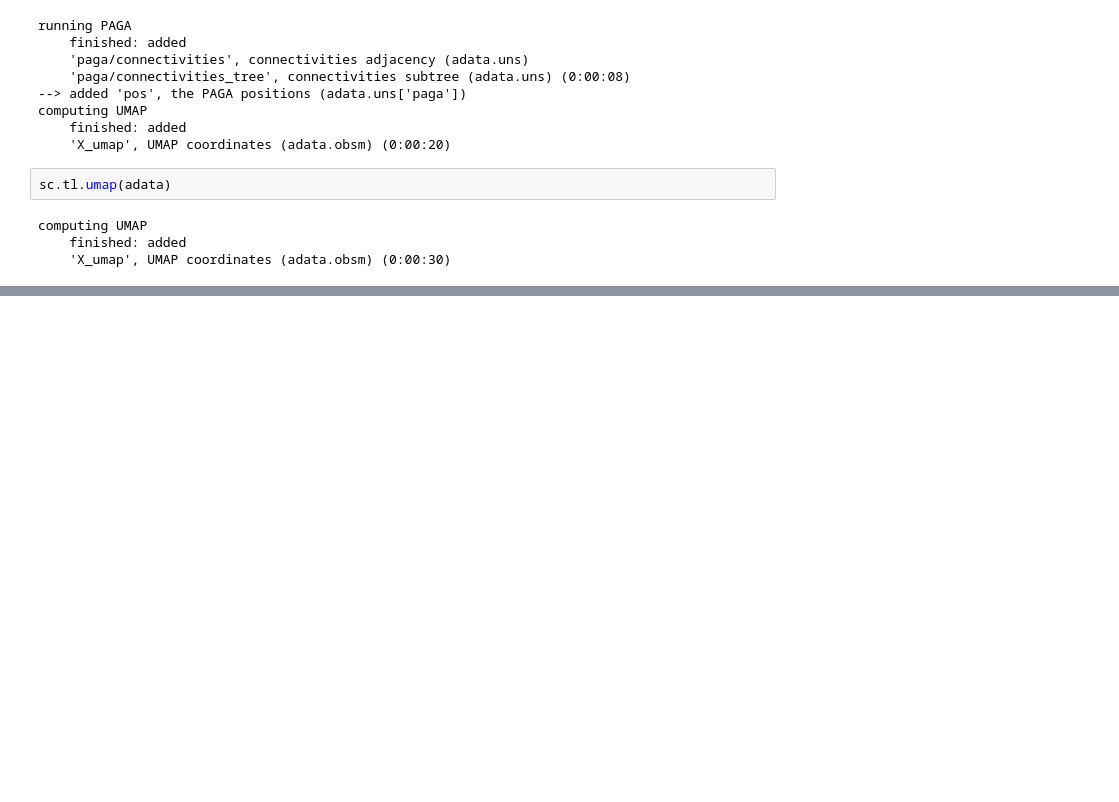
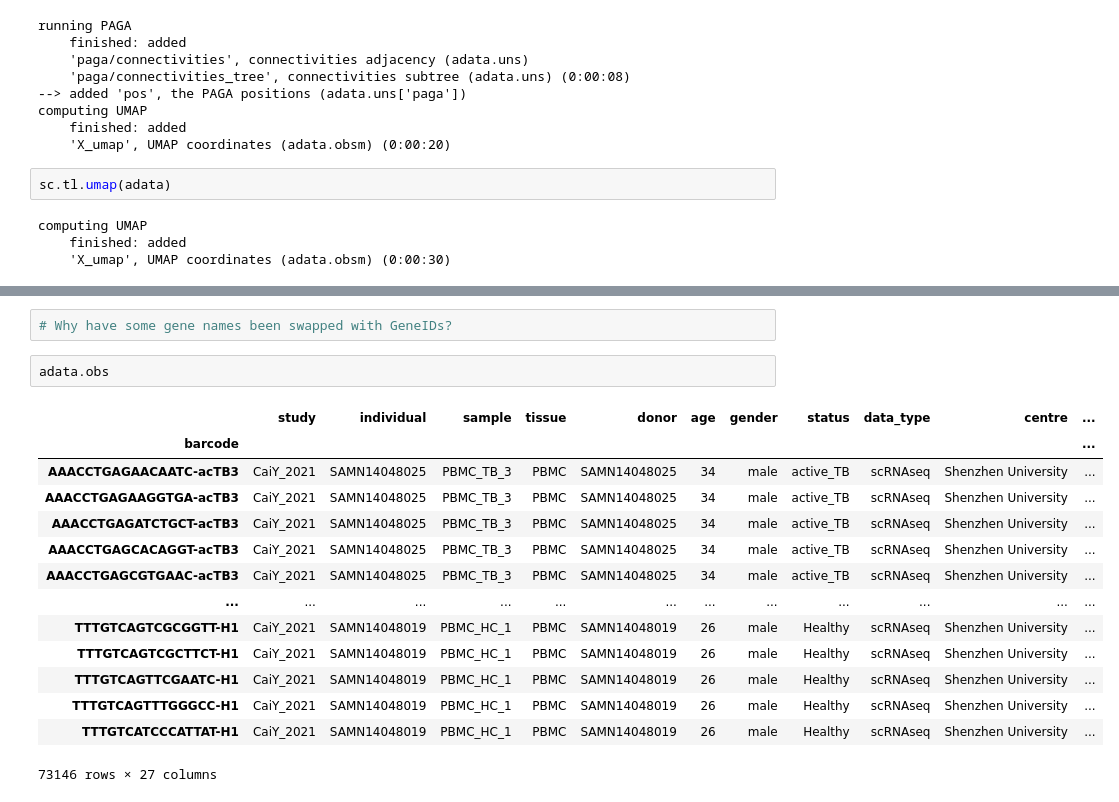
Before and after one commit to mairi-mcclean/TB_atlas, a Jupyter notebook: 1-sample_QC/221130_QCplus_CaiY2020_MM.ipynb, the cells around one changed output, grey strips where cells are left out. Saved outputs shown, nothing was run; the diff lists cells and outputs as text; blank space fills up the shorter version.

```diff
--- a/1-sample_QC/221130_QCplus_CaiY2020_MM.ipynb
+++ b/1-sample_QC/221130_QCplus_CaiY2020_MM.ipynb
@@ -200 +223,20 @@ computing UMAP
+# %%
+# Why have some gene names been swapped with GeneIDs?
+# %%
+adata.obs
+# %% [output]
+|  | study | individual | sample | tissue | donor | age | gender | status | data_type | centre | ... |
+| barcode |  |  |  |  |  |  |  |  |  |  | ... |
+| AAACCTGAGAACAATC-acTB3 | CaiY_2021 | SAMN14048025 | PBMC_TB_3 | PBMC | SAMN14048025 | 34 | male | active_TB | scRNAseq | Shenzhen University | ... |
+| AAACCTGAGAAGGTGA-acTB3 | CaiY_2021 | SAMN14048025 | PBMC_TB_3 | PBMC | SAMN14048025 | 34 | male | active_TB | scRNAseq | Shenzhen University | ... |
+| AAACCTGAGATCTGCT-acTB3 | CaiY_2021 | SAMN14048025 | PBMC_TB_3 | PBMC | SAMN14048025 | 34 | male | active_TB | scRNAseq | Shenzhen University | ... |
+| AAACCTGAGCACAGGT-acTB3 | CaiY_2021 | SAMN14048025 | PBMC_TB_3 | PBMC | SAMN14048025 | 34 | male | active_TB | scRNAseq | Shenzhen University | ... |
+| AAACCTGAGCGTGAAC-acTB3 | CaiY_2021 | SAMN14048025 | PBMC_TB_3 | PBMC | SAMN14048025 | 34 | male | active_TB | scRNAseq | Shenzhen University | ... |
+| ... | ... | ... | ... | ... | ... | ... | ... | ... | ... | ... | ... |
+| TTTGTCAGTCGCGGTT-H1 | CaiY_2021 | SAMN14048019 | PBMC_HC_1 | PBMC | SAMN14048019 | 26 | male | Healthy | scRNAseq | Shenzhen University | ... |
+| TTTGTCAGTCGCTTCT-H1 | CaiY_2021 | SAMN14048019 | PBMC_HC_1 | PBMC | SAMN14048019 | 26 | male | Healthy | scRNAseq | Shenzhen University | ... |
+| TTTGTCAGTTCGAATC-H1 | CaiY_2021 | SAMN14048019 | PBMC_HC_1 | PBMC | SAMN14048019 | 26 | male | Healthy | scRNAseq | Shenzhen University | ... |
+| TTTGTCAGTTTGGGCC-H1 | CaiY_2021 | SAMN14048019 | PBMC_HC_1 | PBMC | SAMN14048019 | 26 | male | Healthy | scRNAseq | Shenzhen University | ... |
+| TTTGTCATCCCATTAT-H1 | CaiY_2021 | SAMN14048019 | PBMC_HC_1 | PBMC | SAMN14048019 | 26 | male | Healthy | scRNAseq | Shenzhen University | ... |
+73146 rows × 27 columns
 # %%
```
Also changed, not shown: parts of 6 cells of this notebook.
